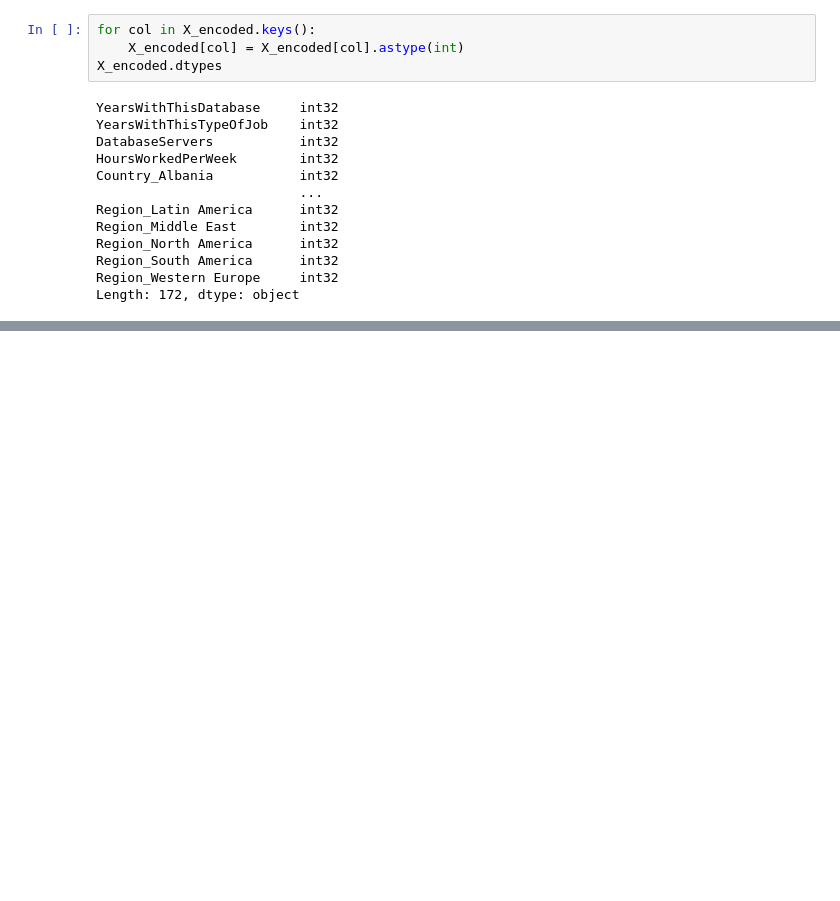
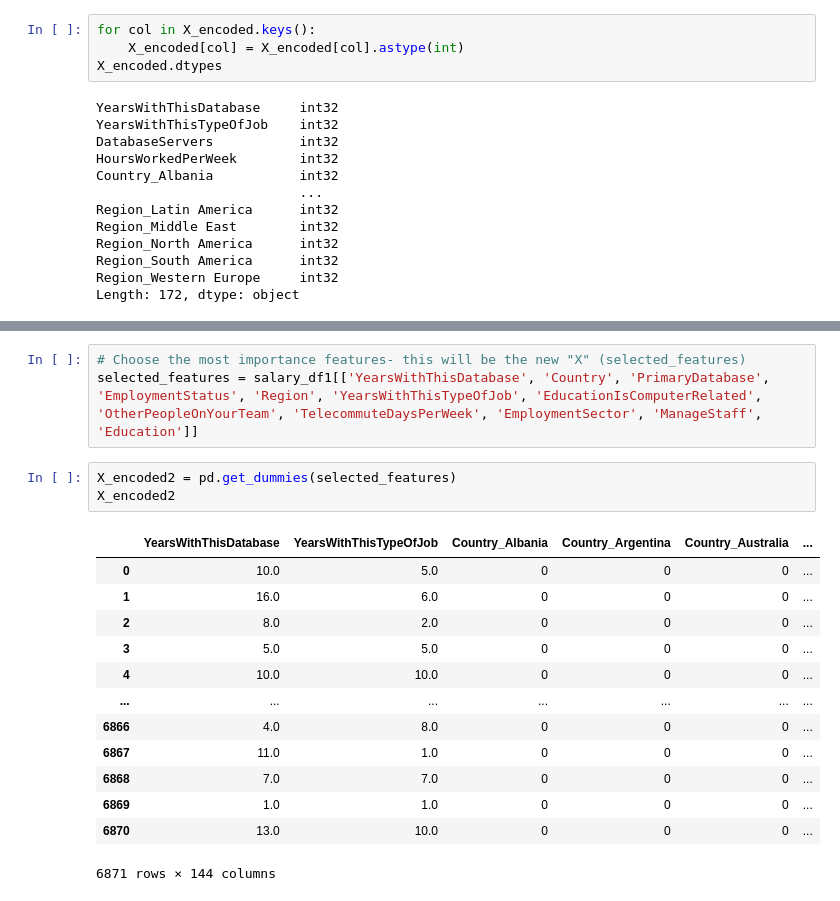
Before and after one commit to adrianavandeguchte/PredictYourSalary, a Jupyter notebook: notebooks/model_base.ipynb, the cells around one changed output, grey strips where cells are left out. Saved outputs shown, nothing was run; the diff lists cells and outputs as text; blank space fills up the shorter version.

```diff
--- a/notebooks/model_base.ipynb
+++ b/notebooks/model_base.ipynb
@@ -99,0 +146,20 @@ Length: 172, dtype: object
+# %%
+# Choose the most importance features- this will be the new "X" (selected_features)
+selected_features = salary_df1[['YearsWithThisDatabase', 'Country', 'PrimaryDatabase', 'EmploymentStatus', 'Region', 'YearsWithThisTypeOfJob', 'EducationIsComputerRelated', 'OtherPeopleOnYourTeam', 'TelecommuteDaysPerWeek', 'EmploymentSector', 'ManageStaff', 'Education']]
+# %%
+X_encoded2 = pd.get_dummies(selected_features)
+X_encoded2
+# %% [output]
+|  | YearsWithThisDatabase | YearsWithThisTypeOfJob | Country_Albania | Country_Argentina | Country_Australia | ... |
+| 0 | 10.0 | 5.0 | 0 | 0 | 0 | ... |
+| 1 | 16.0 | 6.0 | 0 | 0 | 0 | ... |
+| 2 | 8.0 | 2.0 | 0 | 0 | 0 | ... |
+| 3 | 5.0 | 5.0 | 0 | 0 | 0 | ... |
+| 4 | 10.0 | 10.0 | 0 | 0 | 0 | ... |
+| ... | ... | ... | ... | ... | ... | ... |
+| 6866 | 4.0 | 8.0 | 0 | 0 | 0 | ... |
+| 6867 | 11.0 | 1.0 | 0 | 0 | 0 | ... |
+| 6868 | 7.0 | 7.0 | 0 | 0 | 0 | ... |
+| 6869 | 1.0 | 1.0 | 0 | 0 | 0 | ... |
+| 6870 | 13.0 | 10.0 | 0 | 0 | 0 | ... |
+6871 rows × 144 columns
```
Also changed, not shown: parts of 13 cells of this notebook.
